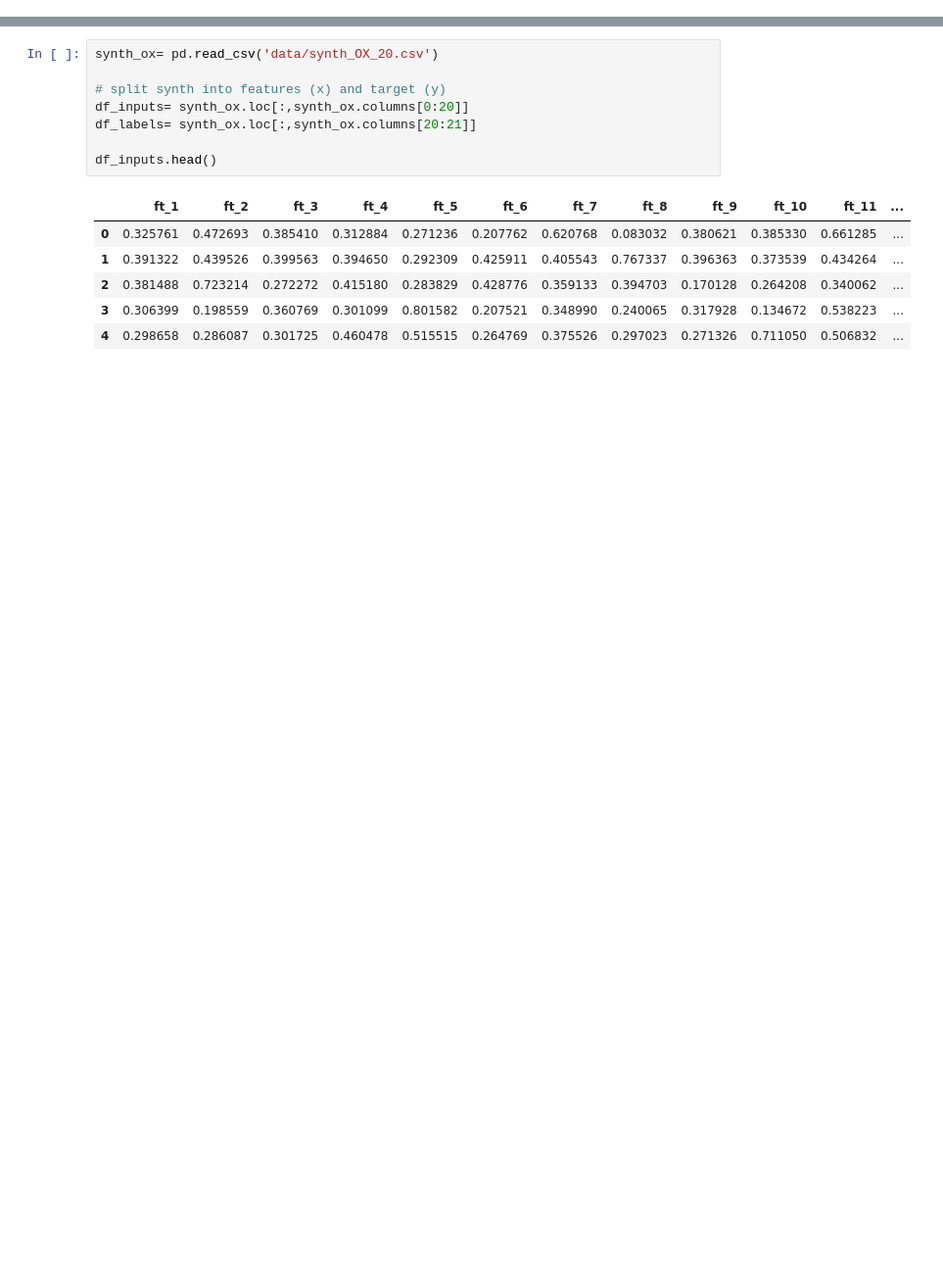
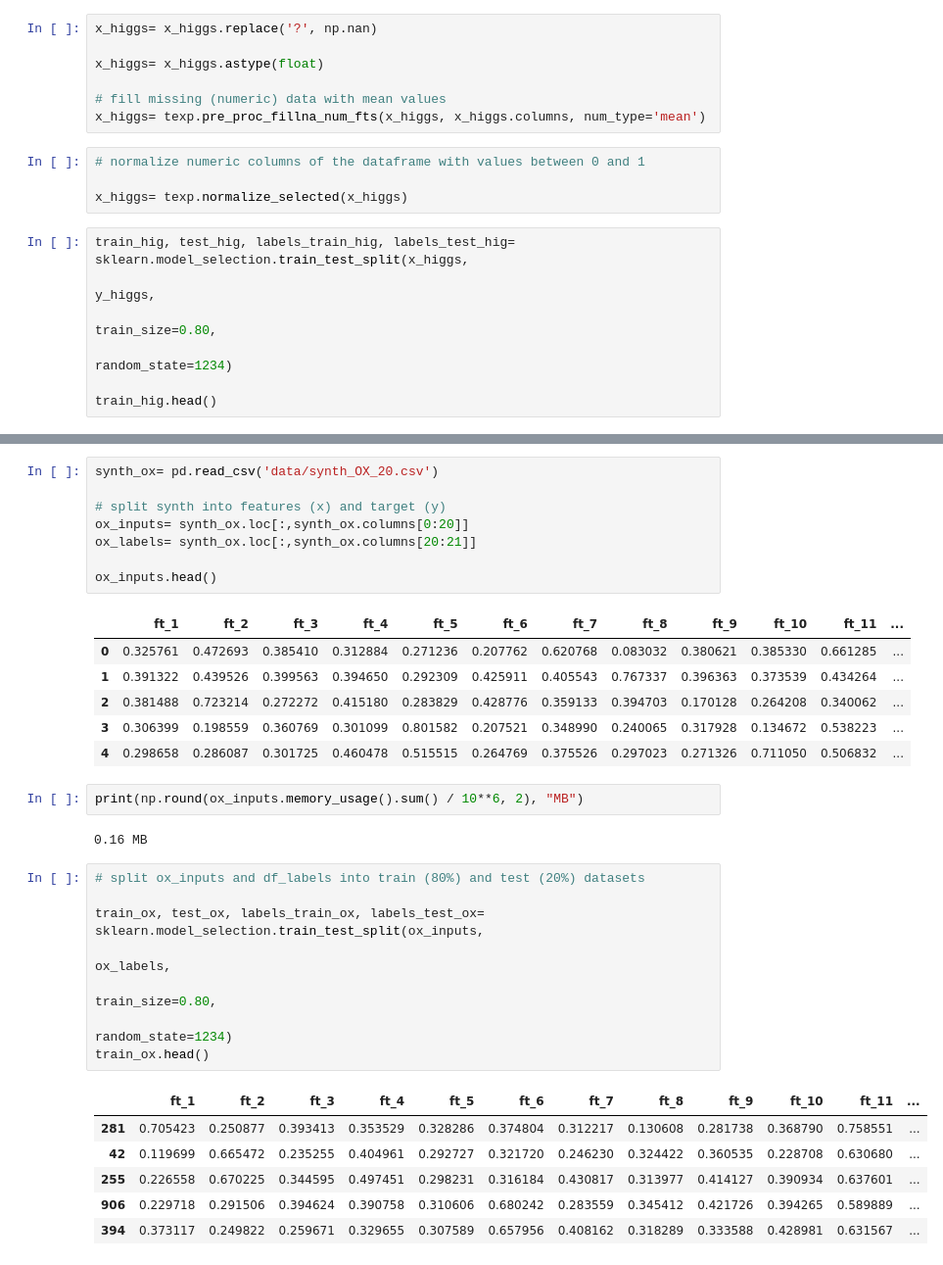
Before and after one commit to evortigosa/EXplainable_AI, a Jupyter notebook: XAI stability and agreement/data_processing.ipynb, the cells around one changed output, grey strips where cells are left out. Shown: that part at 98% size. Saved outputs shown, nothing was run; the diff lists cells and outputs as text; blank space fills up the shorter version.

```diff
--- a/XAI stability and agreement/data_processing.ipynb
+++ b/XAI stability and agreement/data_processing.ipynb
@@ -79,0 +239,18 @@ x_higgs.head()
+# %%
+x_higgs= x_higgs.replace('?', np.nan)
+
+x_higgs= x_higgs.astype(float)
+
+# fill missing (numeric) data with mean values
+x_higgs= texp.pre_proc_fillna_num_fts(x_higgs, x_higgs.columns, num_type='mean')
+# %%
+# normalize numeric columns of the dataframe with values between 0 and 1
+
+x_higgs= texp.normalize_selected(x_higgs)
+# %%
+train_hig, test_hig, labels_train_hig, labels_test_hig= sklearn.model_selection.train_test_split(x_higgs,
+                                                                                             y_higgs,
+                                                                                             train_size=0.80,
+                                                                                             random_state=1234)
+
+train_hig.head()
@@ -85,10 +270,10 @@ x_higgs.head()
 synth_ox= pd.read_csv('data/synth_OX_20.csv')
 
 # split synth into features (x) and target (y)
-df_inputs= synth_ox.loc[:,synth_ox.columns[0:20]]
-df_labels= synth_ox.loc[:,synth_ox.columns[20:21]]
+ox_inputs= synth_ox.loc[:,synth_ox.columns[0:20]]
+ox_labels= synth_ox.loc[:,synth_ox.columns[20:21]]
 
-df_inputs.head()
+ox_inputs.head()
 # %% [output]
 |  | ft_1 | ft_2 | ft_3 | ft_4 | ft_5 | ft_6 | ft_7 | ft_8 | ft_9 | ft_10 | ft_11 | ... |
 | 0 | 0.325761 | 0.472693 | 0.385410 | 0.312884 | 0.271236 | 0.207762 | 0.620768 | 0.083032 | 0.380621 | 0.385330 | 0.661285 | ... |
@@ -96,3 +281,22 @@ df_inputs.head()
 | 2 | 0.381488 | 0.723214 | 0.272272 | 0.415180 | 0.283829 | 0.428776 | 0.359133 | 0.394703 | 0.170128 | 0.264208 | 0.340062 | ... |
 | 3 | 0.306399 | 0.198559 | 0.360769 | 0.301099 | 0.801582 | 0.207521 | 0.348990 | 0.240065 | 0.317928 | 0.134672 | 0.538223 | ... |
 | 4 | 0.298658 | 0.286087 | 0.301725 | 0.460478 | 0.515515 | 0.264769 | 0.375526 | 0.297023 | 0.271326 | 0.711050 | 0.506832 | ... |
+# %%
+print(np.round(ox_inputs.memory_usage().sum() / 10**6, 2), "MB")
+# %% [output]
+0.16 MB
+# %%
+# split ox_inputs and df_labels into train (80%) and test (20%) datasets
+
+train_ox, test_ox, labels_train_ox, labels_test_ox= sklearn.model_selection.train_test_split(ox_inputs,
+                                                                                             ox_labels,
+                                                                                             train_size=0.80,
+                                                                                             random_state=1234)
+train_ox.head()
+# %% [output]
+|  | ft_1 | ft_2 | ft_3 | ft_4 | ft_5 | ft_6 | ft_7 | ft_8 | ft_9 | ft_10 | ft_11 | ... |
+| 281 | 0.705423 | 0.250877 | 0.393413 | 0.353529 | 0.328286 | 0.374804 | 0.312217 | 0.130608 | 0.281738 | 0.368790 | 0.758551 | ... |
+| 42 | 0.119699 | 0.665472 | 0.235255 | 0.404961 | 0.292727 | 0.321720 | 0.246230 | 0.324422 | 0.360535 | 0.228708 | 0.630680 | ... |
+| 255 | 0.226558 | 0.670225 | 0.344595 | 0.497451 | 0.298231 | 0.316184 | 0.430817 | 0.313977 | 0.414127 | 0.390934 | 0.637601 | ... |
+| 906 | 0.229718 | 0.291506 | 0.394624 | 0.390758 | 0.310606 | 0.680242 | 0.283559 | 0.345412 | 0.421726 | 0.394265 | 0.589889 | ... |
+| 394 | 0.373117 | 0.249822 | 0.259671 | 0.329655 | 0.307589 | 0.657956 | 0.408162 | 0.318289 | 0.333588 | 0.428981 | 0.631567 | ... |
```
Also changed, not shown: parts of 22 cells of this notebook.
